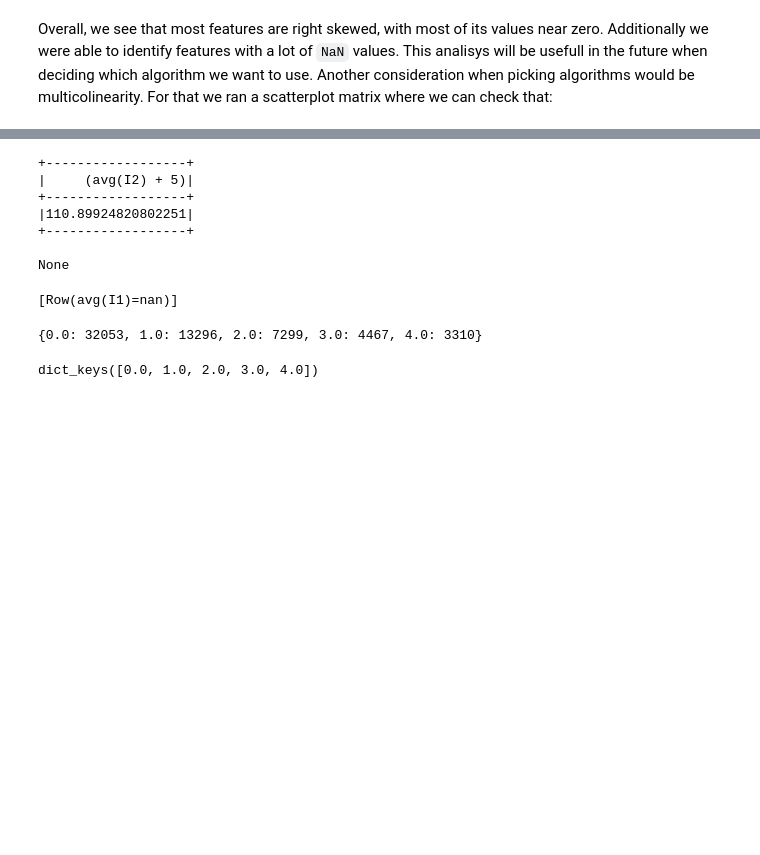
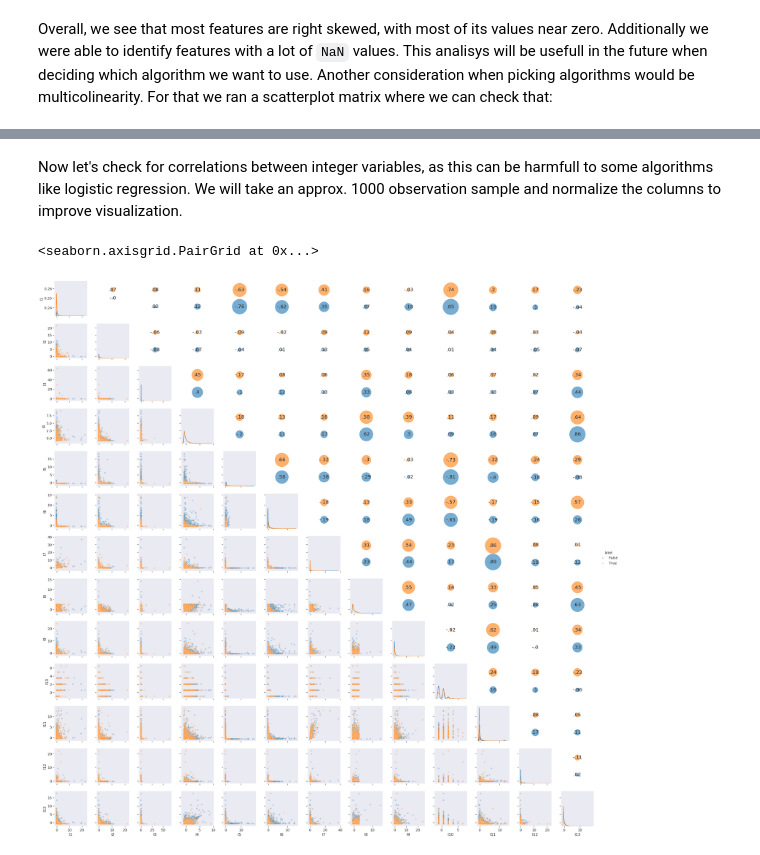
Before and after one commit to MScatolin/W261-SP19-Team13-FinalProject, a Jupyter notebook: QuestionFormulation.ipynb, the cells around one changed output, grey strips where cells are left out. Cells and saved outputs as stored; diff of their text form; code cells hidden in the pictures; blank space fills up the shorter version.

```diff
--- a/QuestionFormulation.ipynb
+++ b/QuestionFormulation.ipynb
@@ -136,8 +143,8 @@ for column in intColumns:
 strColumns = ['C1','C2','C3','C4','C5','C6','C7','C8','C9','C10','C11','C12','C13','C14',
               'C15','C16','C17','C18','C19','C20','C21','C22','C23','C24','C25','C26']
 for column in strColumns:
-    toyTrainDF = toyTrainDF.withColumn(column, F.when(toyTrainDF[column] != "", toyTrainDF[column]).otherwise(float('NaN')))
-    toyTestDF = toyTestDF.withColumn(column, F.when(toyTestDF[column] != "", toyTestDF[column]).otherwise(float('NaN')))
+    toyTrainDF = toyTrainDF.withColumn(column, F.when(toyTrainDF[column] != "", toyTrainDF[column]).otherwise(None))
+    toyTestDF = toyTestDF.withColumn(column, F.when(toyTestDF[column] != "", toyTestDF[column]).otherwise(None))
 # %%
 toyTrainDF.head()
 # %% [output]
@@ -324,23 +327,50 @@ toyTrainDF.filter(F.isnan(toyTrainDF['I1'])).count()
-# %%
-F.mean(toyTrainDF.filter(F.isnan(toyTrainDF['I1'])))
-# %% [output]
-+------------------+
-|     (avg(I2) + 5)|
-+------------------+
-|110.89924820802251|
-+------------------+
-
-None
-# %%
-toyTrainDF.agg(F.avg(toyTrainDF['I1'])).collect()
-# %% [output]
-[Row(avg(I1)=nan)]
-# %%
-test =  dict(toyTrainDF.select('I1').toPandas()['I1'].value_counts().head(5))
-test
-# %% [output]
-{0.0: 32053, 1.0: 13296, 2.0: 7299, 3.0: 4467, 4.0: 3310}
-# %%
-test.keys()
-# %% [output]
-dict_keys([0.0, 1.0, 2.0, 3.0, 4.0])
+# %% [markdown]
+Now let's check for correlations between integer variables, as this can be harmfull to some algorithms like logistic regression. We will take an approx. 1000 observation sample and normalize the columns to improve visualization.
+# %%
+# I'll sample again to improve visualization:
+
+def corrdot(*args, **kwargs):
+    """
+    Helper function to plot correlation indexes in the upper side of the scatterplot matrix.
+    Reference: https://github.com/mwaskom/seaborn/issues/1444
+    """
+    corr_r = args[0].corr(args[1], 'spearman')
+    # Axes
+    ax = plt.gca()
+    ax.axis('off')
+    x_min, x_max = ax.get_xlim()
+    x_centroid = x_min + (x_max - x_min) / 2
+    y_min, y_max = ax.get_ylim()
+    y_true = y_max - (y_max - y_min) / 4
+    y_false = y_min + (y_max - y_min) / 4
+    # Plot args
+    if kwargs['label'] == True:
+        marker_size = abs(corr_r) * 5000
+        ax.scatter(x_centroid, y_true, marker='o', s=marker_size, alpha=0.6)
+        corr_text = str(round(corr_r, 2)).replace('-0', '-').lstrip('0')
+        ax.annotate(corr_text, [x_centroid, y_true,], ha='center', va='center', fontsize=20)
+    else:
+        marker_size = abs(corr_r) * 5000
+        ax.scatter(x_centroid, y_false, marker='o', s=marker_size, alpha=0.6)
+        corr_text = str(round(corr_r, 2)).replace('-0', '-').lstrip('0')
+        ax.annotate(corr_text, [x_centroid, y_false,], ha='center', va='center', fontsize=20)
+
+# name of the integer columns for normalization and pairgrid:
+int_columns_list = ['I1','I2','I3','I4','I5','I6','I7','I8','I9','I10','I11','I12','I13']
+
+# normalizing the DF, keeping the label column and using OBS - MEAN/STDDEV:
+vizDF = toyTrainDF.sample(False, 0.05, 2019).toPandas().iloc[:,0:14]
+vizDF_norm = pd.DataFrame(vizDF[int_columns_list].values, columns=int_columns_list, index=vizDF.index)
+vizDF_norm = (vizDF_norm - vizDF_norm.mean())/vizDF_norm.std()
+vizDF[int_columns_list] = vizDF_norm
+
+# ploting the results splited by label:
+sns.set_context('notebook', font_scale=1.3)
+g = sns.PairGrid(vizDF, vars=int_columns_list, hue='label')
+g.map_lower(sns.scatterplot, alpha=0.3)
+g.map_diag(sns.distplot, hist=False)
+g.map_upper(corrdot)
+g.add_legend()
+# %% [output]
+<seaborn.axisgrid.PairGrid at 0x...>
+[figure, added]
```
Also changed, not shown: parts of 13 cells of this notebook.
